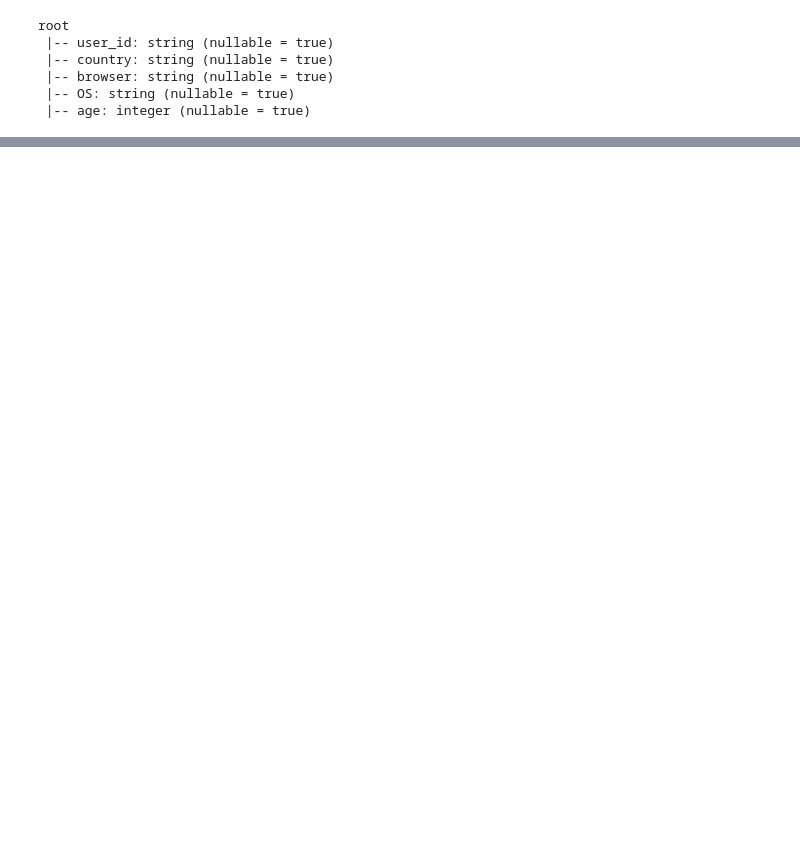
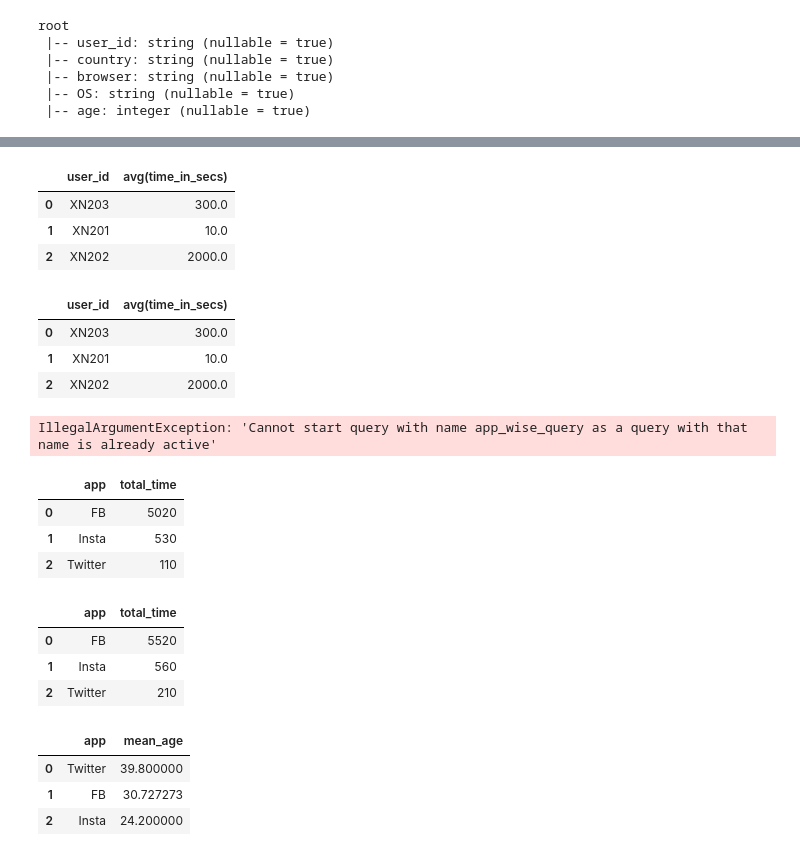
Before and after one commit to Mandeep258/pyspark_practice, a Jupyter notebook: data_frames_practice.ipynb, the cells around one changed output, grey strips where cells are left out. Cells and saved outputs as stored; diff of their text form; code cells hidden in the pictures; blank space fills up the shorter version.

```diff
--- a/data_frames_practice.ipynb
+++ b/data_frames_practice.ipynb
@@ -22,0 +647,7 @@ df_custom.show()
+# %%
+spark.sql("select * from fb_query ").toPandas().head(5)
+# %% [output]
+|  | user_id | avg(time_in_secs) |
+| 0 | XN203 | 300.0 |
+| 1 | XN201 | 10.0 |
+| 2 | XN202 | 2000.0 |
@@ -22,0 +656,7 @@ df_custom.show()
+# %%
+spark.sql("select * from fb_query ").toPandas().head(5)
+# %% [output]
+|  | user_id | avg(time_in_secs) |
+| 0 | XN203 | 300.0 |
+| 1 | XN201 | 10.0 |
+| 2 | XN202 | 2000.0 |
@@ -22,0 +665,11 @@ df_custom.show()
+# %%
+app_query=(app_df.writeStream.queryName('app_wise_query').outputMode('complete').format('memory').start())
+# %% [output]
+IllegalArgumentException: 'Cannot start query with name app_wise_query as a query with that name is already active'
+# %%
+spark.sql("select * from app_wise_query ").toPandas().head(5)
+# %% [output]
+|  | app | total_time |
+| 0 | FB | 5020 |
+| 1 | Insta | 530 |
+| 2 | Twitter | 110 |
@@ -22,0 +678,7 @@ df_custom.show()
+# %%
+spark.sql("select * from app_wise_query ").toPandas().head(5)
+# %% [output]
+|  | app | total_time |
+| 0 | FB | 5520 |
+| 1 | Insta | 560 |
+| 2 | Twitter | 210 |
@@ -22,0 +691,7 @@ df_custom.show()
+# %%
+spark.sql("select * from age_query ").toPandas().head(5)
+# %% [output]
+|  | app | mean_age |
+| 0 | Twitter | 39.800000 |
+| 1 | FB | 30.727273 |
+| 2 | Insta | 24.200000 |
```
Also changed, not shown: parts of 87 cells of this notebook, 1 other file.
